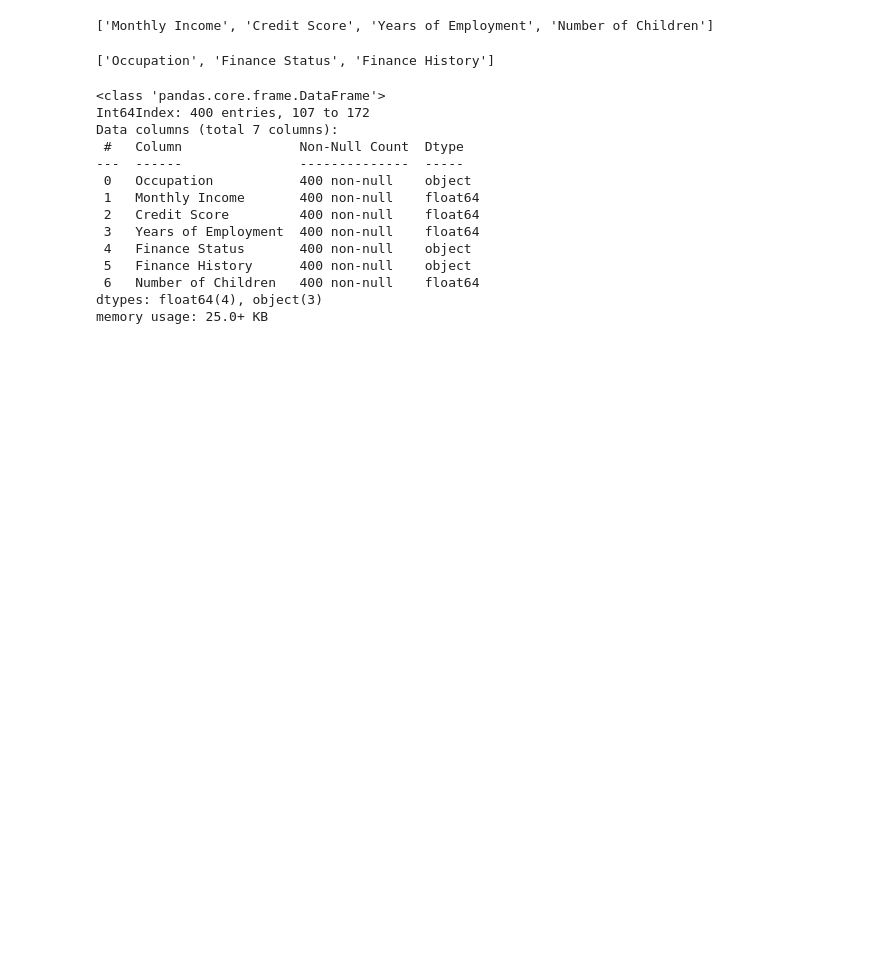
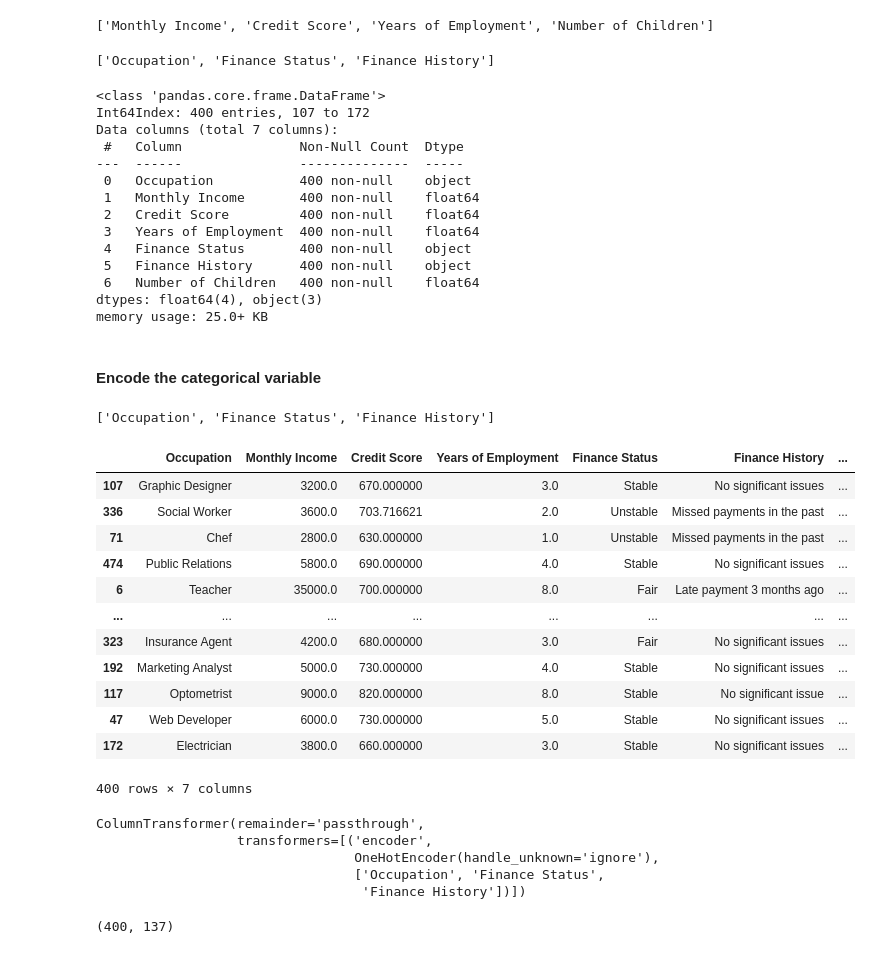
Before and after one commit to V-keerththanan/Kaggle-car-ownership, a Jupyter notebook: Model/model.ipynb, the cells around one changed output. Saved outputs shown, nothing was run; the diff lists cells and outputs as text; code cells hidden in the pictures; blank space fills up the shorter version.

Commit message:
encoding categorical

```diff
--- a/Model/model.ipynb
+++ b/Model/model.ipynb
@@ -202,0 +206,6 @@ X_test['Number of Children']=X_test['Number of Children'].astype(int)
+# %% [markdown]
+#### Encode the categorical variable
+# %%
+categorical_columns[0:3]
+# %% [output]
+['Occupation', 'Finance Status', 'Finance History']
@@ -202,0 +215,16 @@ X_test['Number of Children']=X_test['Number of Children'].astype(int)
+# %%
+X_train
+# %% [output]
+|  | Occupation | Monthly Income | Credit Score | Years of Employment | Finance Status | Finance History | ... |
+| 107 | Graphic Designer | 3200.0 | 670.000000 | 3.0 | Stable | No significant issues | ... |
+| 336 | Social Worker | 3600.0 | 703.716621 | 2.0 | Unstable | Missed payments in the past | ... |
+| 71 | Chef | 2800.0 | 630.000000 | 1.0 | Unstable | Missed payments in the past | ... |
+| 474 | Public Relations | 5800.0 | 690.000000 | 4.0 | Stable | No significant issues | ... |
+| 6 | Teacher | 35000.0 | 700.000000 | 8.0 | Fair | Late payment 3 months ago | ... |
+| ... | ... | ... | ... | ... | ... | ... | ... |
+| 323 | Insurance Agent | 4200.0 | 680.000000 | 3.0 | Fair | No significant issues | ... |
+| 192 | Marketing Analyst | 5000.0 | 730.000000 | 4.0 | Stable | No significant issues | ... |
+| 117 | Optometrist | 9000.0 | 820.000000 | 8.0 | Stable | No significant issue | ... |
+| 47 | Web Developer | 6000.0 | 730.000000 | 5.0 | Stable | No significant issues | ... |
+| 172 | Electrician | 3800.0 | 660.000000 | 3.0 | Stable | No significant issues | ... |
+400 rows × 7 columns
@@ -202,0 +235,8 @@ X_test['Number of Children']=X_test['Number of Children'].astype(int)
+# %%
+column_transformer.fit(X_train)
+# %% [output]
+ColumnTransformer(remainder='passthrough',
+                  transformers=[('encoder',
+                                 OneHotEncoder(handle_unknown='ignore'),
+                                 ['Occupation', 'Finance Status',
+                                  'Finance History'])])
@@ -202,0 +245,4 @@ X_test['Number of Children']=X_test['Number of Children'].astype(int)
+# %%
+X_train_encoded.shape
+# %% [output]
+(400, 137)
```
Also changed, not shown: parts of 9 cells of this notebook.
